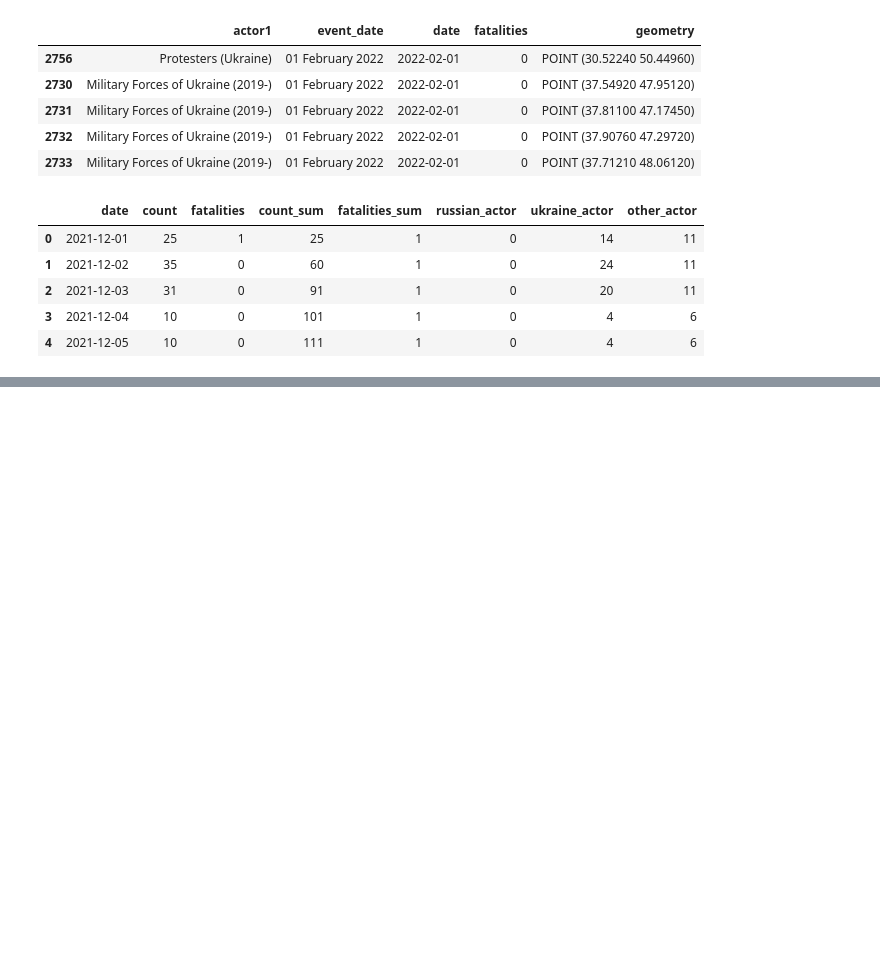
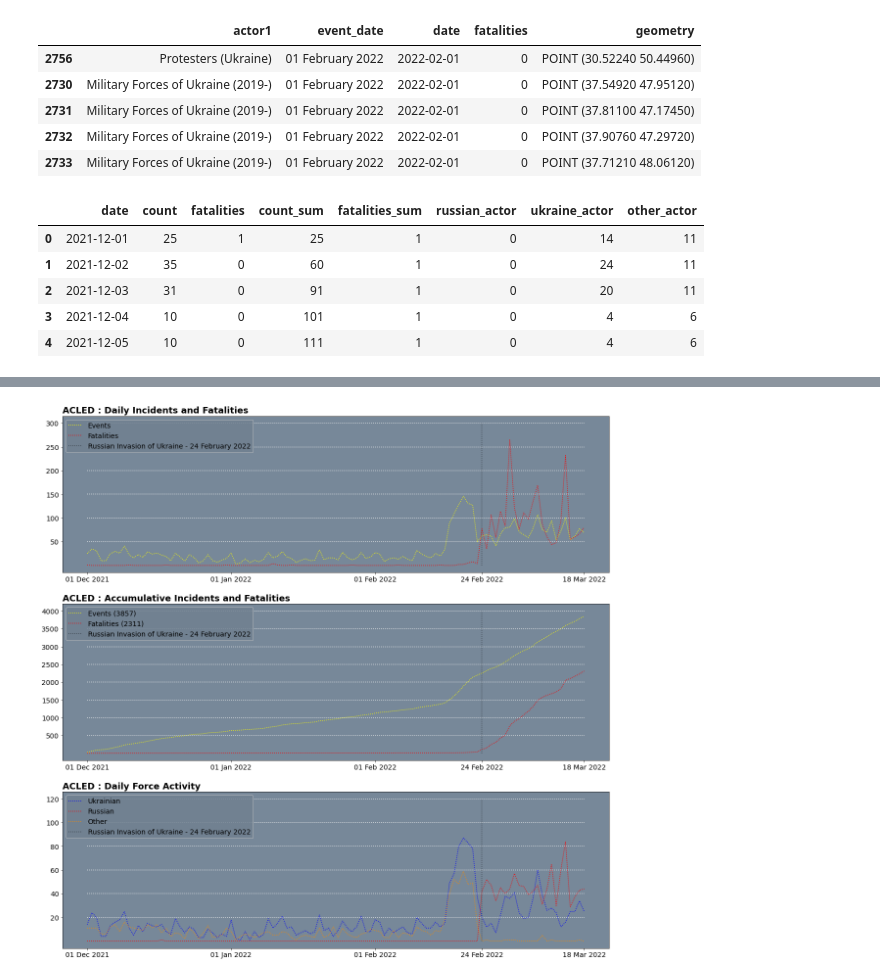
Before and after one commit to BW-GIS-Developer/EGM722-ACLED-Analysis, a Jupyter notebook: Python Code/EGM722_ACLED_Analysis.ipynb, the cells around one changed output, grey strips where cells are left out. Drawn from its saved outputs; the diff is of its cells as text; code cells hidden in the pictures; blank space fills up the shorter version.

```diff
--- a/Python Code/EGM722_ACLED_Analysis.ipynb
+++ b/Python Code/EGM722_ACLED_Analysis.ipynb
@@ -192,0 +201,94 @@ acled_daily_statistics.head()
+# %%
+# Create figure and axis
+figure_1, (axis_1, axis_2, axis_3) = plt.subplots(nrows=3, ncols=1, figsize=(20,20))
+
+axis_list = [axis_1, axis_2, axis_3]
+
+# Set titles
+axis_1.set_title("ACLED : Daily Incidents and Fatalities",
+                 fontsize=18,
+                 loc="left",
+                 weight="bold")
+
+axis_2.set_title("ACLED : Accumulative Incidents and Fatalities",
+                 fontsize=18,
+                 loc="left",
+                 weight="bold")
+
+axis_3.set_title("ACLED : Daily Force Activity",
+                 fontsize=18,
+                 loc="left",
+                 weight="bold")
+
+# Plot daily statistics by date
+axis_1.plot(acled_daily_statistics["date"],
+            acled_daily_statistics["count"],
+            color="yellow",
+            linestyle=":",
+            label="Events")
+
+axis_1.plot(acled_daily_statistics["date"],
+            acled_daily_statistics["fatalities"],
+            color="r",
+            linestyle=":",
+            label="Fatalities")
+
+axis_2.plot(acled_daily_statistics["date"],
+            acled_daily_statistics["count_sum"],
+            color="yellow",
+            linestyle=":",
+            label="Events (3857)")
+
+axis_2.plot(acled_daily_statistics["date"],
+            acled_daily_statistics["fatalities_sum"],
+            color="r",
+            linestyle=":",
+            label="Fatalities (2311)")
+
+axis_3.plot(acled_daily_statistics["date"],
+            acled_daily_statistics["ukraine_actor"],
+            color="blue",
+            linestyle=":",
+            label="Ukrainian")
+
+axis_3.plot(acled_daily_statistics["date"],
+            acled_daily_statistics["russian_actor"],
+            color="red",
+            linestyle=":",
+            label="Russian")
+
+axis_3.plot(acled_daily_statistics["date"],
+            acled_daily_statistics["other_actor"],
+            color="darkorange",
+            linestyle=":",
+            label="Other")
+
+# Set x and y axis labels
+x_ticks = [date_start, datetime(2022,1,1), datetime(2022,2,1), datetime(2022,2,24), date_end]
+
+y_ticks = [[i for i in range(50, acled_daily_statistics["fatalities"].max() + 50, 50)],
+           [i for i in range(500, acled_daily_statistics["count_sum"].max() + 500, 500)],
+           [i for i in range(20, acled_daily_statistics["count"].max() - 20, 20)]]
+
+# Format styling and legend
+for i, ax in enumerate(axis_list):
+    ax.set_facecolor("lightslategray")
+    ax.set_xticks(
+        ticks=x_ticks,
+        labels=["01 Dec 2021", "01 Jan 2022", "01 Feb 2022", "24 Feb 2022", "18 Mar 2022"],
+        fontsize=14
+    )
+    ax.set_yticks(ticks=y_ticks[i], labels=y_ticks[i], fontsize=14)
+    ax.hlines(y=y_ticks[i], xmin=date_start, xmax=date_end, color="whitesmoke", linestyle=":")
+    ax.vlines(
+        x=mdates.date2num(datetime(2022,2,24)),
+        ymin=0,
+        ymax=y_ticks[i][-1],
+        color="k",
+        linestyle=":",
+        alpha=0.5,
+        label="Russian Invasion of Ukraine - 24 February 2022"
+    )
+    ax.legend(fontsize=14, loc="upper left", facecolor="slategray")
+# %% [output]
+[figure, added]
```
Also changed, not shown: parts of 4 cells of this notebook, 1 other file.
